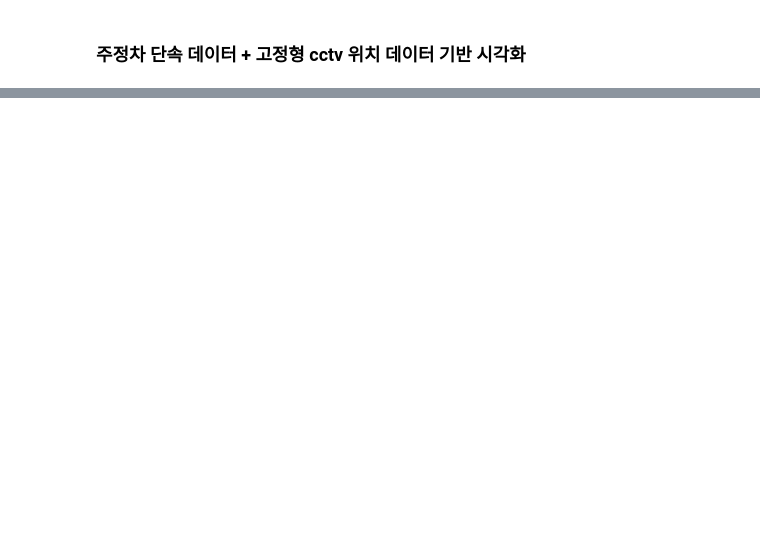
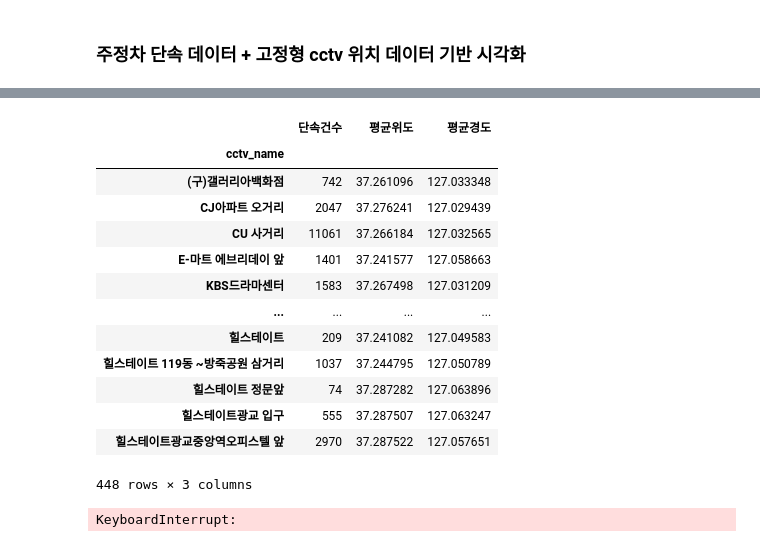
Before and after one commit to HOYUN-Y/Data_projects, a Jupyter notebook: dacon_sri_suwon_data_analysis/주정차단속데이터_시각화.ipynb, the cells around one changed output, grey strips where cells are left out. Cells and saved outputs as stored; diff of their text form; code cells hidden in the pictures; blank space fills up the shorter version.

```diff
--- a/dacon_sri_suwon_data_analysis/주정차단속데이터_시각화.ipynb
+++ b/dacon_sri_suwon_data_analysis/주정차단속데이터_시각화.ipynb
@@ -13,3 +52,25 @@ illigal_fixture.head()
+# %%
+illigal_fixture_agg=illigal_fixture.groupby('cctv_name').agg(
+    단속건수=('cctv_name', 'size'),
+    평균위도=('latitude', 'mean'),
+    평균경도=('longitude', 'mean')
+)
+illigal_fixture_agg
+# %% [output]
+|  | 단속건수 | 평균위도 | 평균경도 |
+| cctv_name |  |  |  |
+| (구)갤러리아백화점 | 742 | 37.261096 | 127.033348 |
+| CJ아파트 오거리 | 2047 | 37.276241 | 127.029439 |
+| CU 사거리 | 11061 | 37.266184 | 127.032565 |
+| E-마트 에브리데이 앞 | 1401 | 37.241577 | 127.058663 |
+| KBS드라마센터 | 1583 | 37.267498 | 127.031209 |
+| ... | ... | ... | ... |
+| 힐스테이트 | 209 | 37.241082 | 127.049583 |
+| 힐스테이트 119동 ~방죽공원 삼거리 | 1037 | 37.244795 | 127.050789 |
+| 힐스테이트 정문앞 | 74 | 37.287282 | 127.063896 |
+| 힐스테이트광교 입구 | 555 | 37.287507 | 127.063247 |
+| 힐스테이트광교중앙역오피스텔 앞 | 2970 | 37.287522 | 127.057651 |
+448 rows × 3 columns
 # %%
 from shapely.geometry import Point, Polygon, LineString
 import geopandas as gpd
@@ -15,0 +94,16 @@ import geopandas as gpd
+# %%
+lat = 37.264523
+lng = 127.031856
+m = folium.Map(location=[lat, lng], zoom_start=11, title='CCTV_Location')
+
+for _, row in illigal_fixture.iterrows():
+    folium.Circle(
+        location=(row['latitude'], row['longitude']),
+        popup=row['cctv_name'],
+        radius=50,
+        color='#003999',
+        fill='#FF580B').add_to(m)
+
+m
+# %% [output]
+KeyboardInterrupt:
```
Also changed, not shown: parts of 10 cells of this notebook, 2 other files.
